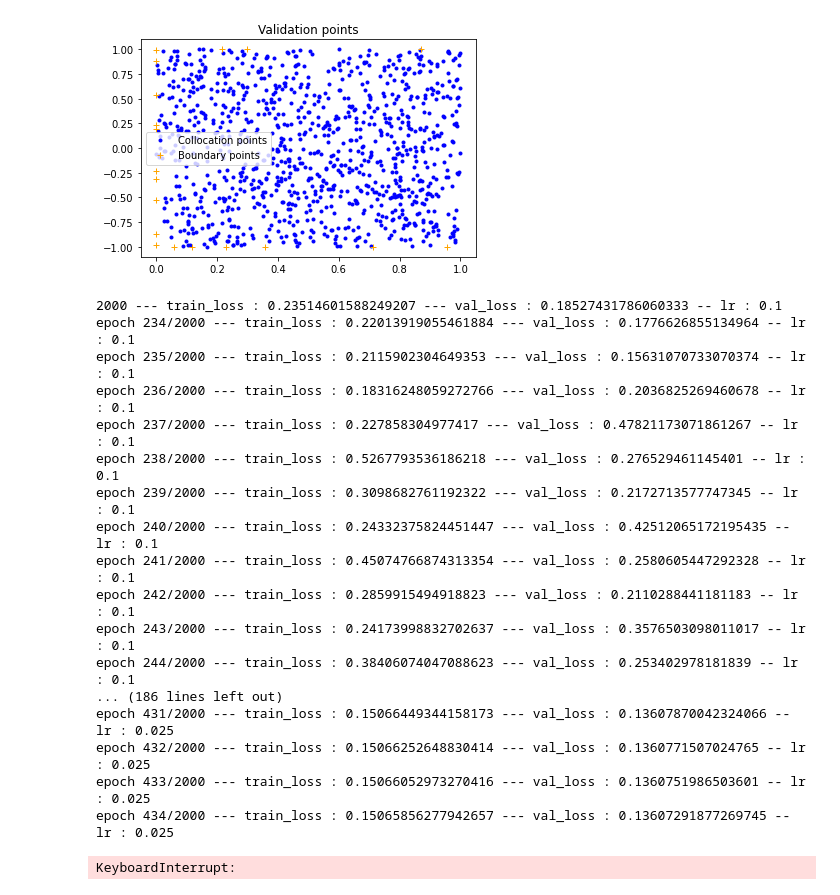
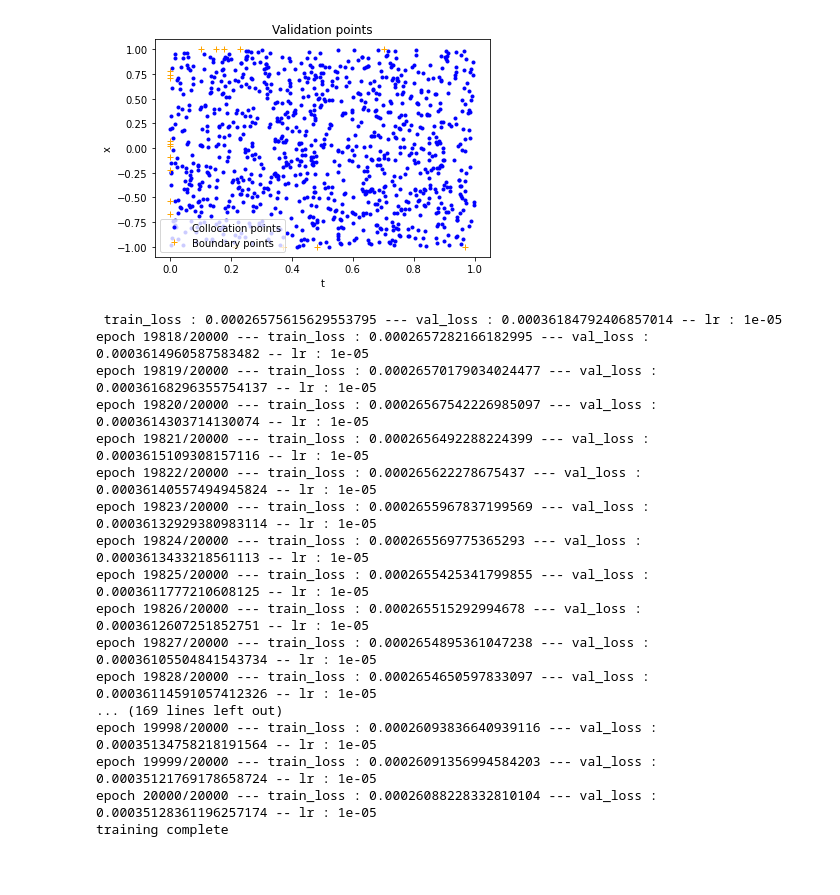
Before and after one commit to Sprunckt/PINN_pde_solver, a Jupyter notebook: burger.ipynb, the cells around one changed output. Drawn from its saved outputs; the diff is of its cells as text; code cells hidden in the pictures; blank space fills up the shorter version.

```diff
--- a/burger.ipynb
+++ b/burger.ipynb
@@ -49,10 +49,12 @@ boundary_cond_test = tf.Variable(boundary_cond[nb_train_bound:, :], dtype=tf.flo
 # %%
 plt.title('Validation points')
 plt.plot(collocation_test[:,0], collocation_test[:, 1], '.', color='blue', label='Collocation points')
 plt.plot(boundary_test[:,0], boundary_test[:, 1], '+', color='orange', label='Boundary points')
+plt.xlabel('t')
+plt.ylabel('x')
 plt.legend();
 # %% [output]
-[figure, old version]
+[figure, new version]
 # %%
 def burger_fun(v_fun, t, x, training=False):
   with tf.GradientTape(persistent=True) as g2:
@@ -69,26 +71,25 @@ def burger_fun(v_fun, t, x, training=False):
 monitor = LRSchedule(decay_factor=0.5, patience=50, restore_best=True)
 solver = Solver(collocation_test, boundary_test, boundary_cond_test, burger_fun, lr_sch=monitor, dropout=0, lr=0.01)
 
-solver.train(2000, collocation_train, boundary_train, boundary_cond_train, verbose=True)
+solver.train(20000, collocation_train, boundary_train, boundary_cond_train, verbose=True)
 # %% [output]
-2000 --- train_loss : 0.23514601588249207 --- val_loss : 0.18527431786060333 -- lr : 0.1
-epoch 234/2000 --- train_loss : 0.22013919055461884 --- val_loss : 0.1776626855134964 -- lr : 0.1
-epoch 235/2000 --- train_loss : 0.2115902304649353 --- val_loss : 0.15631070733070374 -- lr : 0.1
-epoch 236/2000 --- train_loss : 0.18316248059272766 --- val_loss : 0.2036825269460678 -- lr : 0.1
-epoch 237/2000 --- train_loss : 0.227858304977417 --- val_loss : 0.47821173071861267 -- lr : 0.1
-epoch 238/2000 --- train_loss : 0.5267793536186218 --- val_loss : 0.276529461145401 -- lr : 0.1
-epoch 239/2000 --- train_loss : 0.3098682761192322 --- val_loss : 0.2172713577747345 -- lr : 0.1
-epoch 240/2000 --- train_loss : 0.24332375824451447 --- val_loss : 0.42512065172195435 -- lr : 0.1
-epoch 241/2000 --- train_loss : 0.45074766874313354 --- val_loss : 0.2580605447292328 -- lr : 0.1
-epoch 242/2000 --- train_loss : 0.2859915494918823 --- val_loss : 0.2110288441181183 -- lr : 0.1
-epoch 243/2000 --- train_loss : 0.24173998832702637 --- val_loss : 0.3576503098011017 -- lr : 0.1
-epoch 244/2000 --- train_loss : 0.38406074047088623 --- val_loss : 0.253402978181839 -- lr : 0.1
-... (186 lines left out)
-epoch 431/2000 --- train_loss : 0.15066449344158173 --- val_loss : 0.13607870042324066 -- lr : 0.025
-epoch 432/2000 --- train_loss : 0.15066252648830414 --- val_loss : 0.1360771507024765 -- lr : 0.025
-epoch 433/2000 --- train_loss : 0.15066052973270416 --- val_loss : 0.1360751986503601 -- lr : 0.025
-epoch 434/2000 --- train_loss : 0.15065856277942657 --- val_loss : 0.13607291877269745 -- lr : 0.025
+ train_loss : 0.00026575615629553795 --- val_loss : 0.00036184792406857014 -- lr : 1e-05
+epoch 19818/20000 --- train_loss : 0.0002657282166182995 --- val_loss : 0.0003614960587583482 -- lr : 1e-05
+epoch 19819/20000 --- train_loss : 0.00026570179034024477 --- val_loss : 0.00036168296355754137 -- lr : 1e-05
+epoch 19820/20000 --- train_loss : 0.00026567542226985097 --- val_loss : 0.0003614303714130074 -- lr : 1e-05
+epoch 19821/20000 --- train_loss : 0.0002656492288224399 --- val_loss : 0.0003615109308157116 -- lr : 1e-05
+epoch 19822/20000 --- train_loss : 0.000265622278675437 --- val_loss : 0.00036140557494945824 -- lr : 1e-05
+epoch 19823/20000 --- train_loss : 0.0002655967837199569 --- val_loss : 0.00036132929380983114 -- lr : 1e-05
+epoch 19824/20000 --- train_loss : 0.000265569775365293 --- val_loss : 0.0003613433218561113 -- lr : 1e-05
+epoch 19825/20000 --- train_loss : 0.0002655425341799855 --- val_loss : 0.0003611777210608125 -- lr : 1e-05
+epoch 19826/20000 --- train_loss : 0.000265515292994678 --- val_loss : 0.0003612607251852751 -- lr : 1e-05
+epoch 19827/20000 --- train_loss : 0.0002654895361047238 --- val_loss : 0.00036105504841543734 -- lr : 1e-05
+epoch 19828/20000 --- train_loss : 0.0002654650597833097 --- val_loss : 0.00036114591057412326 -- lr : 1e-05
+... (169 lines left out)
+epoch 19998/20000 --- train_loss : 0.00026093836640939116 --- val_loss : 0.00035134758218191564 -- lr : 1e-05
+epoch 19999/20000 --- train_loss : 0.00026091356994584203 --- val_loss : 0.00035121769178658724 -- lr : 1e-05
+epoch 20000/20000 --- train_loss : 0.00026088228332810104 --- val_loss : 0.00035128361196257174 -- lr : 1e-05
+training complete
-KeyboardInterrupt:
 # %%
 plt.loglog(solver.train_history, label='Train loss')
 plt.loglog(solver.val_history, '-.', label='Validation loss')
```
Also changed, not shown: parts of 5 cells of this notebook, 1 other file.
